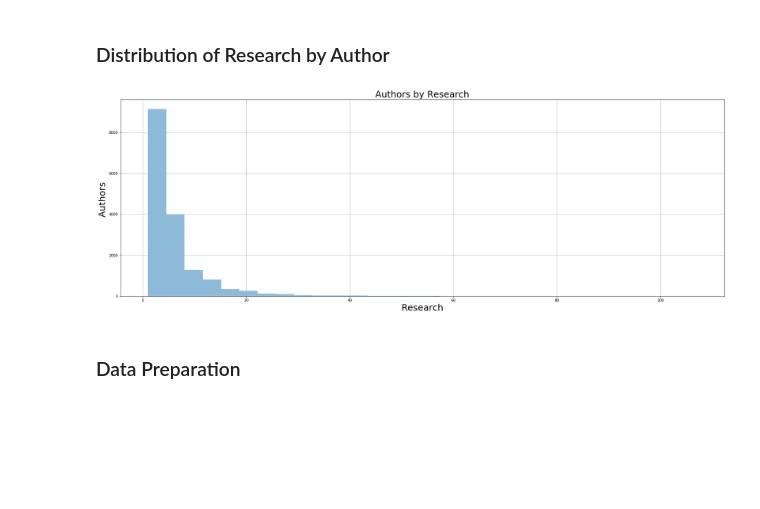
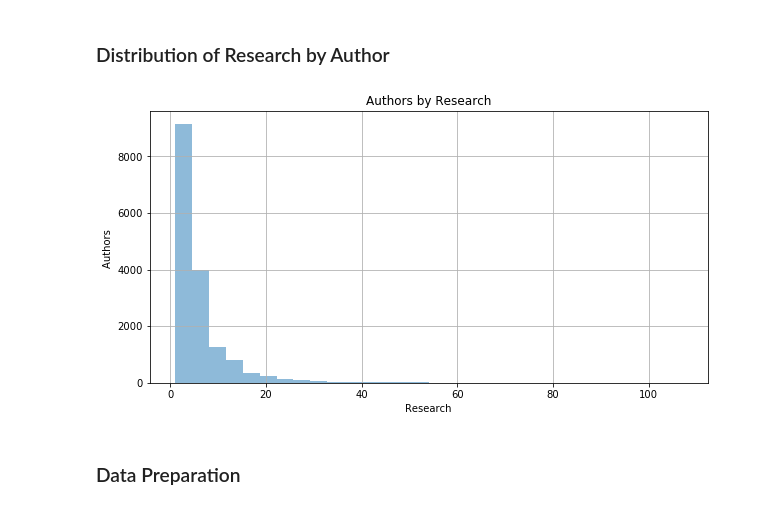
Before and after one commit to gpadmaperuma/DATA620-1, a Jupyter notebook: Project_2/Omer_Project_2.ipynb, the cells around one changed output. Drawn from its saved outputs; the diff is of its cells as text; code cells hidden in the pictures; blank space fills up the shorter version.

```diff
--- a/Project_2/Omer_Project_2.ipynb
+++ b/Project_2/Omer_Project_2.ipynb
@@ -33,7 +29,10 @@ or from the matplotlib source distribution
 # %% [markdown]
 ### Reading in the data
 # %%
-raw_data = pd.read_csv('http://opsahl.co.uk/tnet/datasets/Newman-Cond_mat_95-99-co_occurrence.txt', delim_whitespace=True, header=None, names=['author', 'research', 'weight'])
+raw_data = pd.read_csv('http://opsahl.co.uk/tnet/datasets/Newman-Cond_mat_95-99-co_occurrence.txt',
+                       delim_whitespace=True,
+                       header=None,
+                       names=['author', 'research', 'weight'])
 raw_data.head()
 # %% [output]
 |  | author | research | weight |
@@ -62,13 +61,13 @@ Average degree:   5.8527
 # %%
 research_count = pd.DataFrame({'Research_Count' : raw_data.groupby(['author']).size()}).reset_index()
 research_count.iloc[:,1].plot.hist(alpha = 0.5, bins = 30)
-plt.title('Authors by Research', fontsize = 25)
-plt.xlabel('Research', fontsize = 25)
-plt.ylabel('Authors ', fontsize = 25)
+plt.title('Authors by Research')
+plt.xlabel('Research')
+plt.ylabel('Authors ')
 plt.grid(True)
-plt.rcParams['figure.figsize'] = (30, 20)
+plt.rcParams['figure.figsize'] = (5, 5)
 # %% [output]
-[figure, old version]
+[figure, new version]
 # %% [markdown]
 ### Data Preparation
 # %% [markdown]
```
Also changed, not shown: parts of 17 cells of this notebook.
